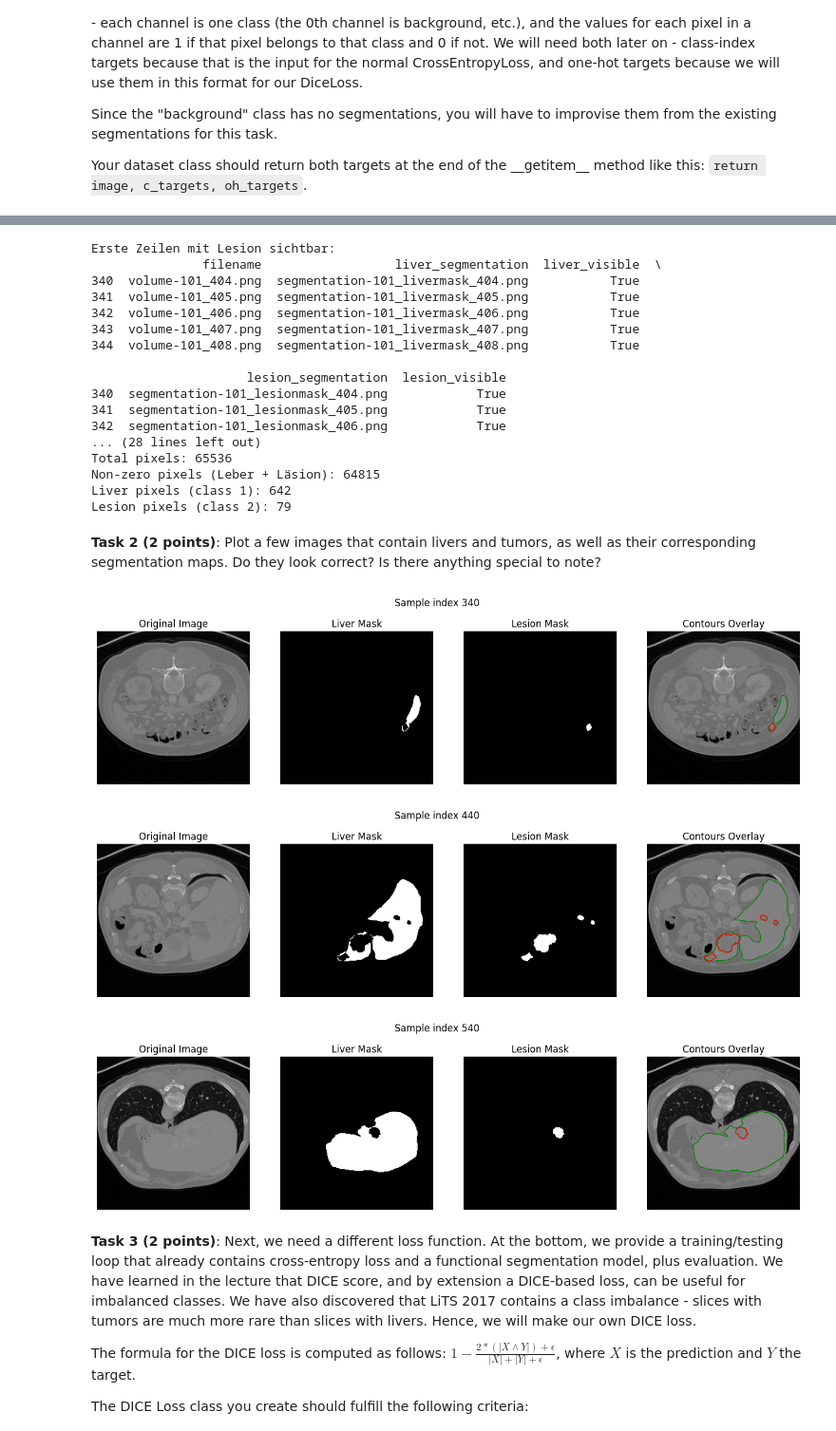
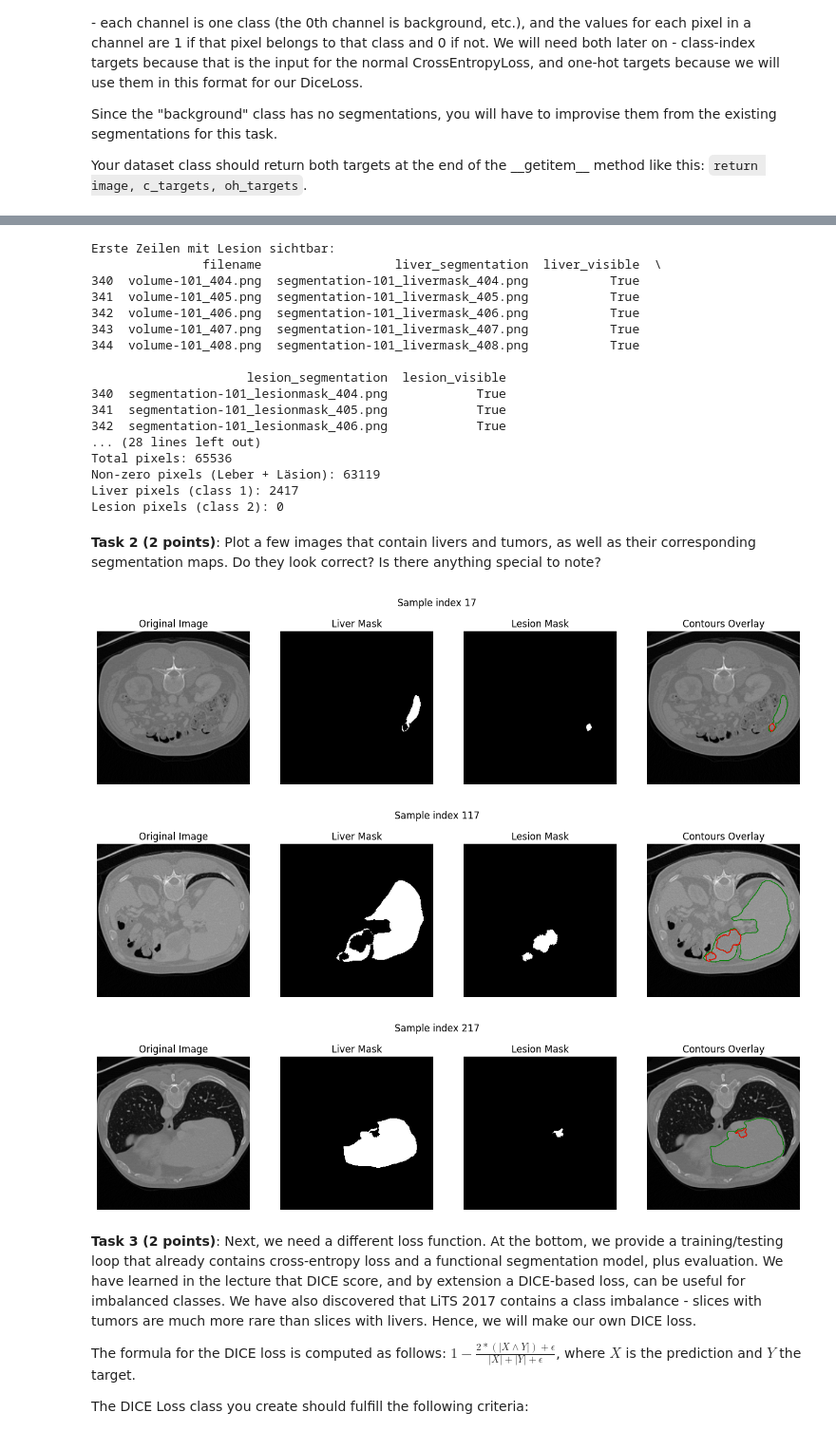
Before and after one commit to frederikgras/AIMA, a Jupyter notebook: week_07_generative_ai.ipynb, the cells around one changed output, grey strips where cells are left out. Shown at 95% size. Saved outputs shown, nothing was run; the diff lists cells and outputs as text; code cells hidden in the pictures.

```diff
--- a/week_07_generative_ai.ipynb
+++ b/week_07_generative_ai.ipynb
@@ -52,11 +58,16 @@ import torchvision.transforms.functional as ttf
 class LiTS_Segmentation_Dataset(torch.utils.data.Dataset):
 
     def __init__(self, csv: str, mode: str):
+        self.mode = mode
+        data = pd.read_csv(csv)
 
-        self.csv = csv
-        self.data = pd.read_csv(self.csv)
-        self.mode = mode
-        assert mode in ["train", "val", "test"]
+        if mode == "train":
+            fg = data[(data["liver_visible"] == True) | (data["lesion_visible"] == True)]
+            bg = data[(data["liver_visible"] == False) & (data["lesion_visible"] == False)]
+            bg = bg.sample(frac=0.2, random_state=42)
+            data = pd.concat([fg, bg]).reset_index(drop=True)
+
+        self.data = data
 
     def __len__(self):
 
@@ -127,7 +138,7 @@ dataset = LiTS_Segmentation_Dataset(csv="./Clean_LiTS/train_classes.csv", mode="
 print(f"Anzahl der Samples: {len(dataset)}")
 
 # 3️⃣ Ein Beispiel laden (z. B. erstes Sample)
-image, c_targets, oh_targets, liver = dataset[340]
+image, c_targets, oh_targets = dataset[340]
 
 
 print(oh_targets)
@@ -160,8 +171,8 @@ Erste Zeilen mit Lesion sichtbar:
 342  segmentation-101_lesionmask_406.png            True
 ... (28 lines left out)
 Total pixels: 65536
-Non-zero pixels (Leber + Läsion): 64815
-Liver pixels (class 1): 642
-Lesion pixels (class 2): 79
+Non-zero pixels (Leber + Läsion): 63119
+Liver pixels (class 1): 2417
+Lesion pixels (class 2): 0
 # %%
 from torch.utils.data import Dataset, DataLoader
@@ -243,36 +257,36 @@ def plot_segmentation_contours(image, c_target, title="Sample"):
         plt.plot(contour[:, 1], contour[:, 0], color='green', linewidth=1)
 
     # Konturen für Läsion rot
     contours_lesion = measure.find_contours(lesion_mask, 0.5)
     for contour in contours_lesion:
         plt.plot(contour[:, 1], contour[:, 0], color='red', linewidth=1)
 
     plt.suptitle(title)
     plt.show()
 
 
 # --------------------------
 # Plotten von ein paar Samples mit Leber + Läsion
 # --------------------------
 count = 0
 max_samples = 3
 skip_slices = 100  # Anzahl Slices, die wir nach einem gefundenen Sample überspringen
 
 idx = 0
 while idx < len(dataset) and count < max_samples:
-    image, c_target, oh_target, liver = dataset[idx]
+    image, c_target, oh_target = dataset[idx]
 
     mask_np = c_target.squeeze().numpy()
     if (mask_np == 1).any() and (mask_np == 2).any():
         plot_segmentation_contours(image, c_target, title=f"Sample index {idx}")
         count += 1
         idx += skip_slices  # nach dem Plot überspringen
     else:
         idx += 1  # sonst einfach zum nächsten Sample
 # %% [output]
 [figure]
-[figure, old version]
+[figure, new version]
-[figure, old version]
+[figure, new version]
 # %% [markdown]
 **Task 3 (2 points)**: Next, we need a different loss function. At the bottom, we provide a training/testing loop that already contains cross-entropy loss and a functional segmentation model, plus evaluation. We have learned in the lecture that DICE score, and by extension a DICE-based loss, can be useful for imbalanced classes. We have also discovered that LiTS 2017 contains a class imbalance - slices with tumors are much more rare than slices with livers. Hence, we will make our own DICE loss.
 
```
Also changed, not shown: parts of 4 cells of this notebook.
